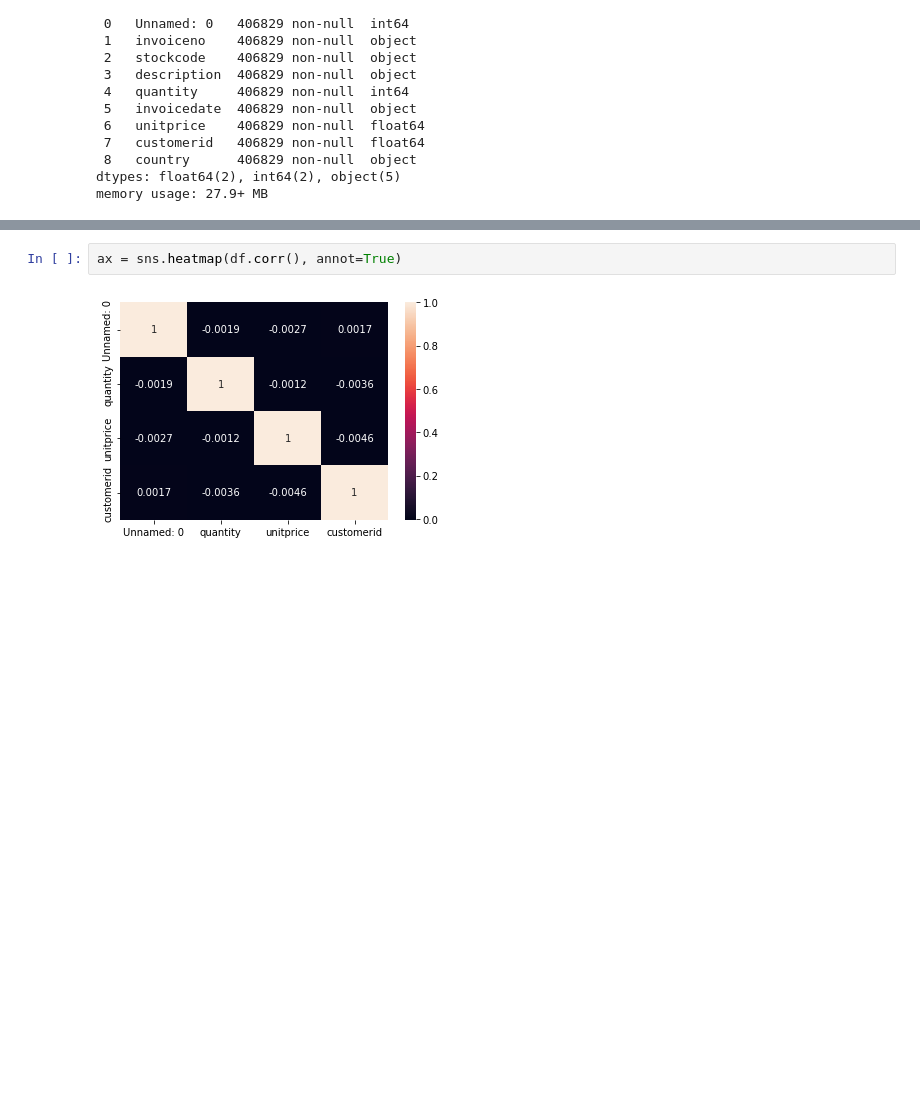
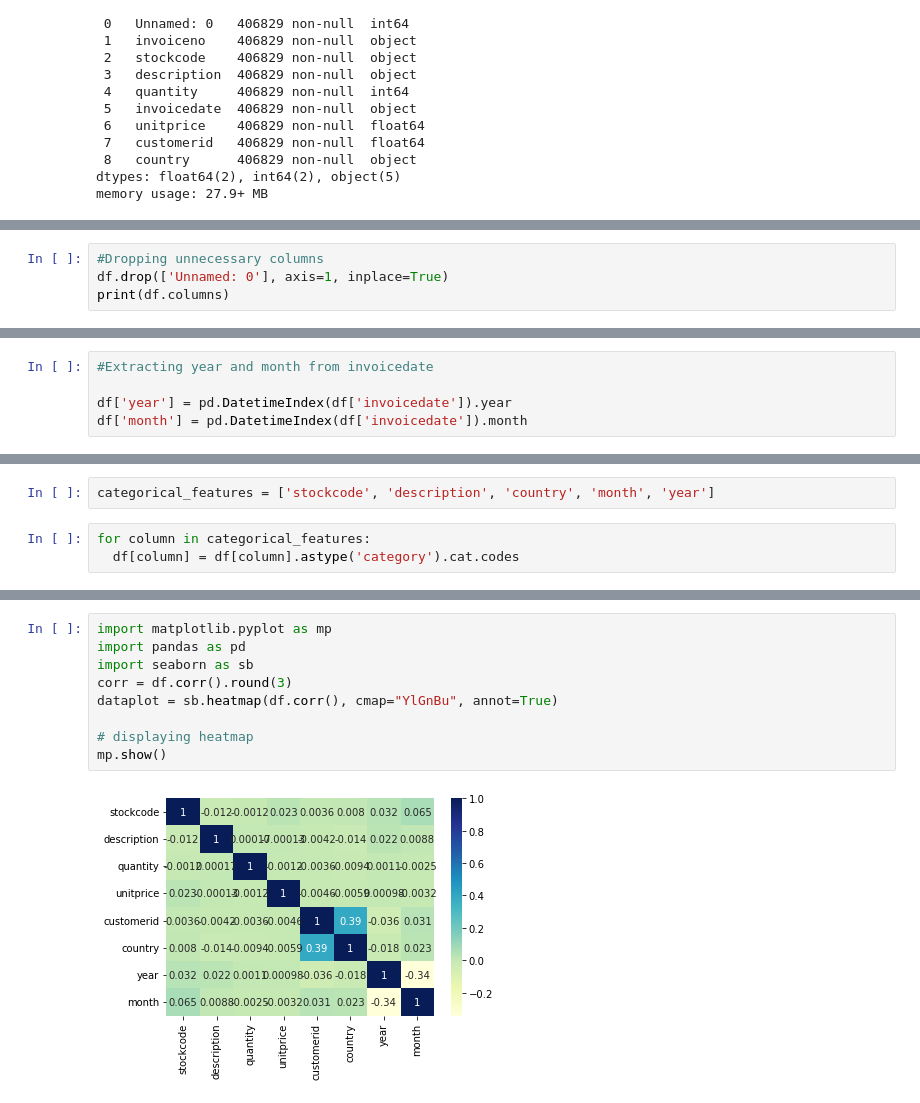
Before and after one commit to Aukerul-Shuvo/DAAS_Retail, a Jupyter notebook: notebook/Diagnostic Analysis.ipynb, the cells around one changed output, grey strips where cells are left out. Cells and saved outputs as stored; diff of their text form; blank space fills up the shorter version.

```diff
--- a/notebook/Diagnostic Analysis.ipynb
+++ b/notebook/Diagnostic Analysis.ipynb
@@ -42,0 +31,4 @@ memory usage: 27.9+ MB
+# %%
+#Dropping unnecessary columns
+df.drop(['Unnamed: 0'], axis=1, inplace=True)
+print(df.columns)
@@ -43 +39,6 @@ memory usage: 27.9+ MB
+# %%
+#Extracting year and month from invoicedate
+
+df['year'] = pd.DatetimeIndex(df['invoicedate']).year
+df['month'] = pd.DatetimeIndex(df['invoicedate']).month
 # %%
@@ -44,0 +53,5 @@ import seaborn as sns
+# %%
+categorical_features = ['stockcode', 'description', 'country', 'month', 'year']
+# %%
+for column in categorical_features:
+  df[column] = df[column].astype('category').cat.codes
@@ -45,5 +78,12 @@ import seaborn as sns
 # %%
-ax = sns.heatmap(df.corr(), annot=True)
+import matplotlib.pyplot as mp
+import pandas as pd
+import seaborn as sb
+corr = df.corr().round(3)
+dataplot = sb.heatmap(df.corr(), cmap="YlGnBu", annot=True)
+
+# displaying heatmap
+mp.show()
 # %% [output]
-[figure, old version]
+[figure, new version]
 # %%
```
Also changed, not shown: parts of 9 cells of this notebook.
